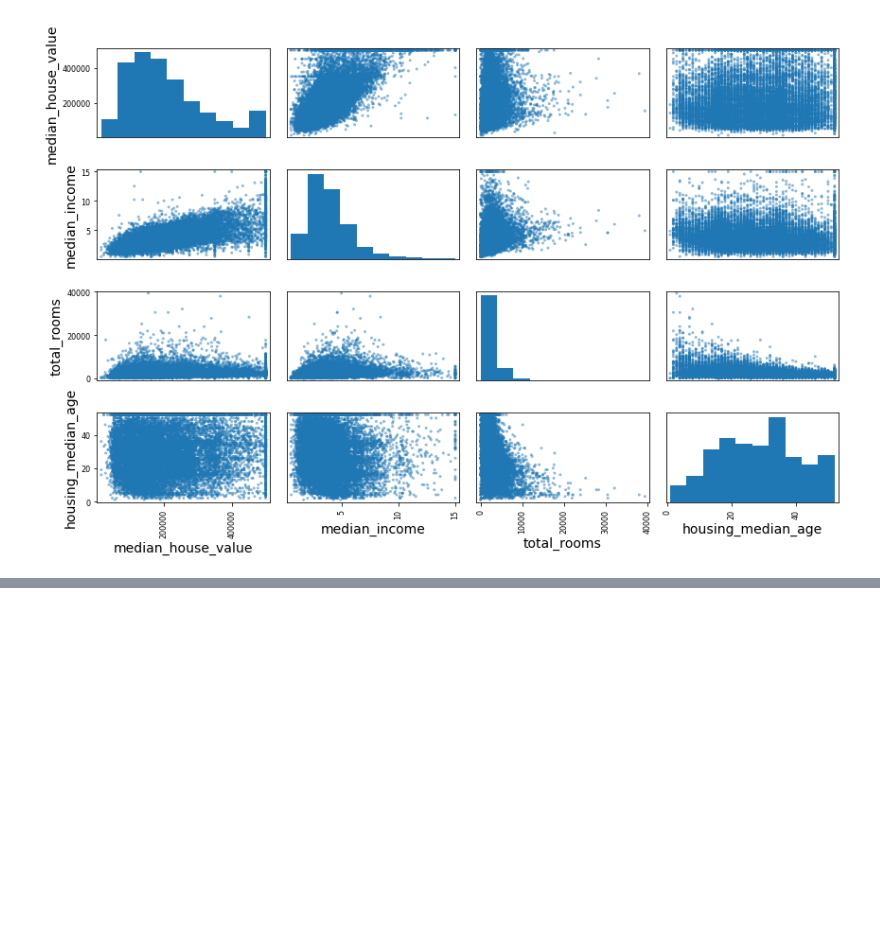
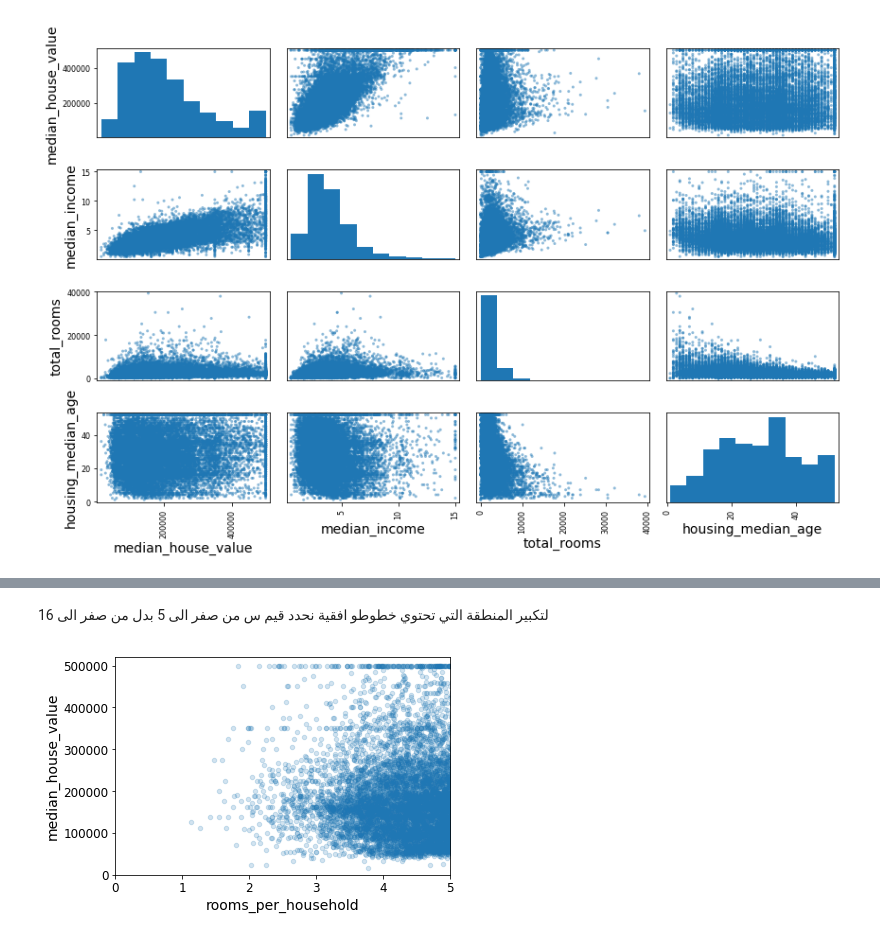
Before and after one commit to eyadwin/scikit-learn-examples, a Jupyter notebook: predict-house-prices-notebook.ipynb, the cells around one changed output, grey strips where cells are left out. Drawn from its saved outputs; the diff is of its cells as text; code cells hidden in the pictures; blank space fills up the shorter version.

```diff
--- a/predict-house-prices-notebook.ipynb
+++ b/predict-house-prices-notebook.ipynb
@@ -472,0 +488,4 @@ Saving figure scatter_matrix_plot
+# %%
+housing["rooms_per_household"] = housing["total_rooms"]/housing["households"]
+housing["bedrooms_per_room"] = housing["total_bedrooms"]/housing["total_rooms"]
+housing["population_per_household"]=housing["population"]/housing["households"]
@@ -472,0 +511,9 @@ Saving figure scatter_matrix_plot
+# %% [markdown]
+لتكبير المنطقة التي تحتوي خطوطو افقية نحدد قيم س من صفر الى 5 بدل من صفر الى 16
+# %%
+housing.plot(kind="scatter", x="rooms_per_household", y="median_house_value",
+             alpha=0.2)
+plt.axis([0, 5, 0, 520000])
+plt.show()
+# %% [output]
+[figure, added]
```
Also changed, not shown: parts of 11 cells of this notebook, 1 other file.
